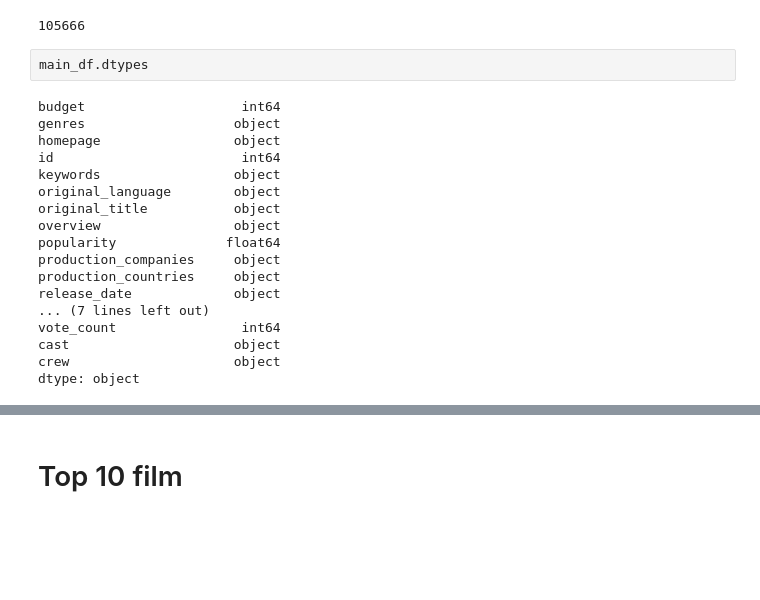
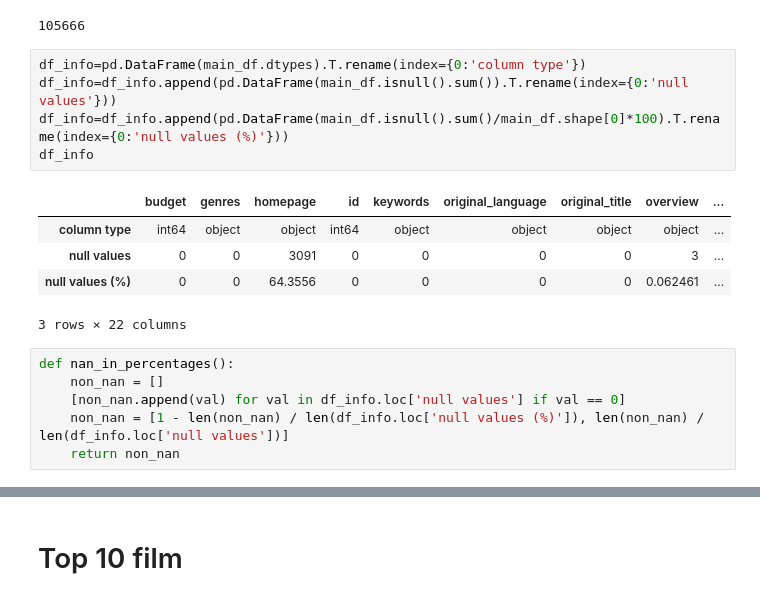
Before and after one commit to kent1325/P1---Movie-Recommender-System, a Jupyter notebook: P1 - Recommender System notebook.ipynb, the cells around one changed output, grey strips where cells are left out. Drawn from its saved outputs; the diff is of its cells as text; blank space fills up the shorter version.

```diff
--- a/P1 - Recommender System notebook.ipynb
+++ b/P1 - Recommender System notebook.ipynb
@@ -78,23 +80,20 @@ main_df.shape
 main_df.size
 # %% [output]
 105666
-# %%
-main_df.dtypes
-# %% [output]
-budget                    int64
-genres                   object
-homepage                 object
-id                        int64
-keywords                 object
-original_language        object
-original_title           object
-overview                 object
-popularity              float64
-production_companies     object
-production_countries     object
-release_date             object
-... (7 lines left out)
-vote_count                int64
-cast                     object
-crew                     object
-dtype: object
+# %%
+df_info=pd.DataFrame(main_df.dtypes).T.rename(index={0:'column type'})
+df_info=df_info.append(pd.DataFrame(main_df.isnull().sum()).T.rename(index={0:'null values'}))
+df_info=df_info.append(pd.DataFrame(main_df.isnull().sum()/main_df.shape[0]*100).T.rename(index={0:'null values (%)'}))
+df_info
+# %% [output]
+|  | budget | genres | homepage | id | keywords | original_language | original_title | overview | ... |
+| column type | int64 | object | object | int64 | object | object | object | object | ... |
+| null values | 0 | 0 | 3091 | 0 | 0 | 0 | 0 | 3 | ... |
+| null values (%) | 0 | 0 | 64.3556 | 0 | 0 | 0 | 0 | 0.062461 | ... |
+3 rows × 22 columns
+# %%
+def nan_in_percentages():
+    non_nan = []
+    [non_nan.append(val) for val in df_info.loc['null values'] if val == 0]
+    non_nan = [1 - len(non_nan) / len(df_info.loc['null values (%)']), len(non_nan) / len(df_info.loc['null values'])]
+    return non_nan
```
Also changed, not shown: parts of 11 cells of this notebook.
